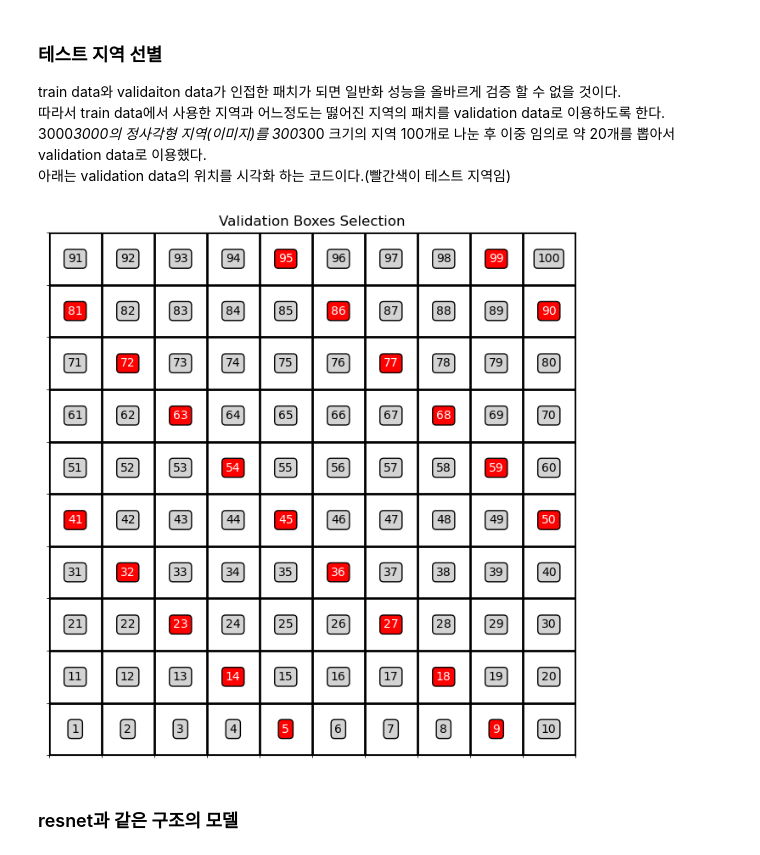
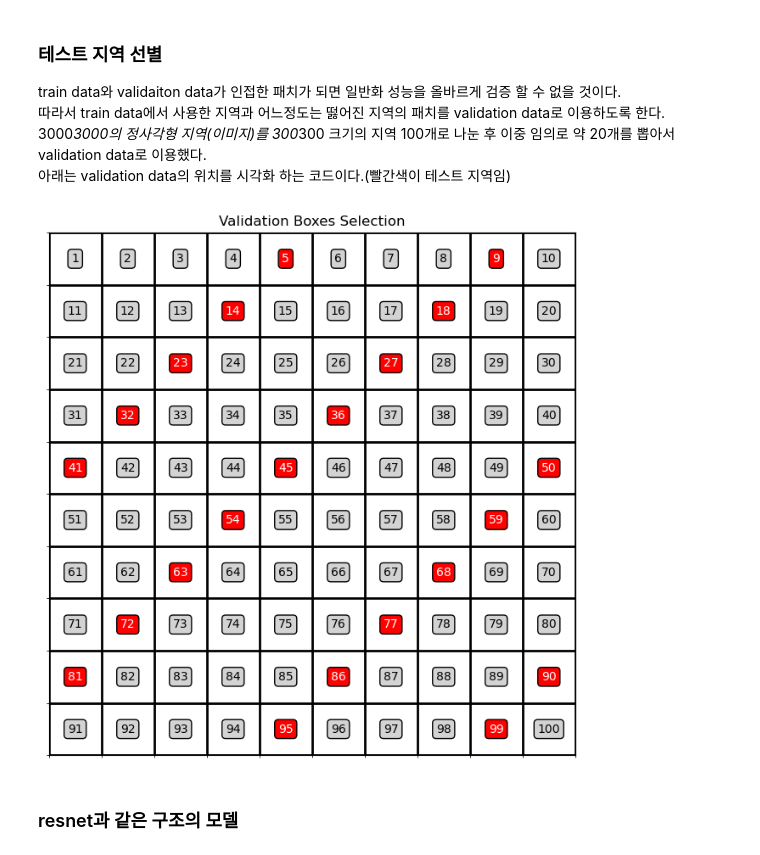
Before and after one commit to TaebinChoe/capstone_design, a Jupyter notebook: model/classification/naive.ipynb, the cells around one changed output. Cells and saved outputs as stored; diff of their text form; code cells hidden in the pictures.

```diff
--- a/model/classification/naive.ipynb
+++ b/model/classification/naive.ipynb
@@ -109,35 +109,36 @@ train data와 validaiton data가 인접한 패치가 되면 일반화 성능을
 import matplotlib.pyplot as plt
 import numpy as np
 
-# 10x10 격자에서 1부터 100까지 박스 번호 생성
+# 10x10 격자에서 1부터 100까지 박스 번호 생성 (책 읽는 순서로)
 grid_size = 10
-box_numbers = np.arange(1, 101).reshape(grid_size, grid_size)
+box_numbers = np.arange(1, 101).reshape((grid_size, grid_size), order='C')[::-1]
 
-#test_filter = lambda box_number: box_number in {14, 8, 27, 49, 84, 100, 78, 11, 90, 58, 19, 64, 36, 82, 96, 92, 33, 31, 69, 42} #임의의 테스트 지역
+# 테스트 필터 정의
 test_filter = lambda box_number: (box_number % 9 == 0 or box_number % 9 == 5)
+
 # 테스트할 박스 선택
 test_boxes = np.vectorize(test_filter)(box_numbers)
 
 # 시각화
 fig, ax = plt.subplots(figsize=(8, 8))
 ax.set_xticks(np.arange(grid_size + 1) - 0.5, minor=True)
 ax.set_yticks(np.arange(grid_size + 1) - 0.5, minor=True)
 ax.grid(which='minor', color='black', linestyle='-', linewidth=2)
 
 # 박스에 숫자 표시 및 색상 적용
 for i in range(grid_size):
     for j in range(grid_size):
         box_number = box_numbers[i, j]
         ax.text(j, i, str(box_number), ha='center', va='center', fontsize=10,
                 color='white' if test_boxes[i, j] else 'black',
                 bbox=dict(facecolor='red' if test_boxes[i, j] else 'lightgray',
                           edgecolor='black', boxstyle='round,pad=0.3'))
 
 # 축을 숨김
 ax.set_xticks([])
 ax.set_yticks([])
 
 plt.title("Validation Boxes Selection")
 plt.show()
 # %% [output]
-[figure, old version]
+[figure, new version]
```
Also changed, not shown: parts of 2 cells of this notebook.
